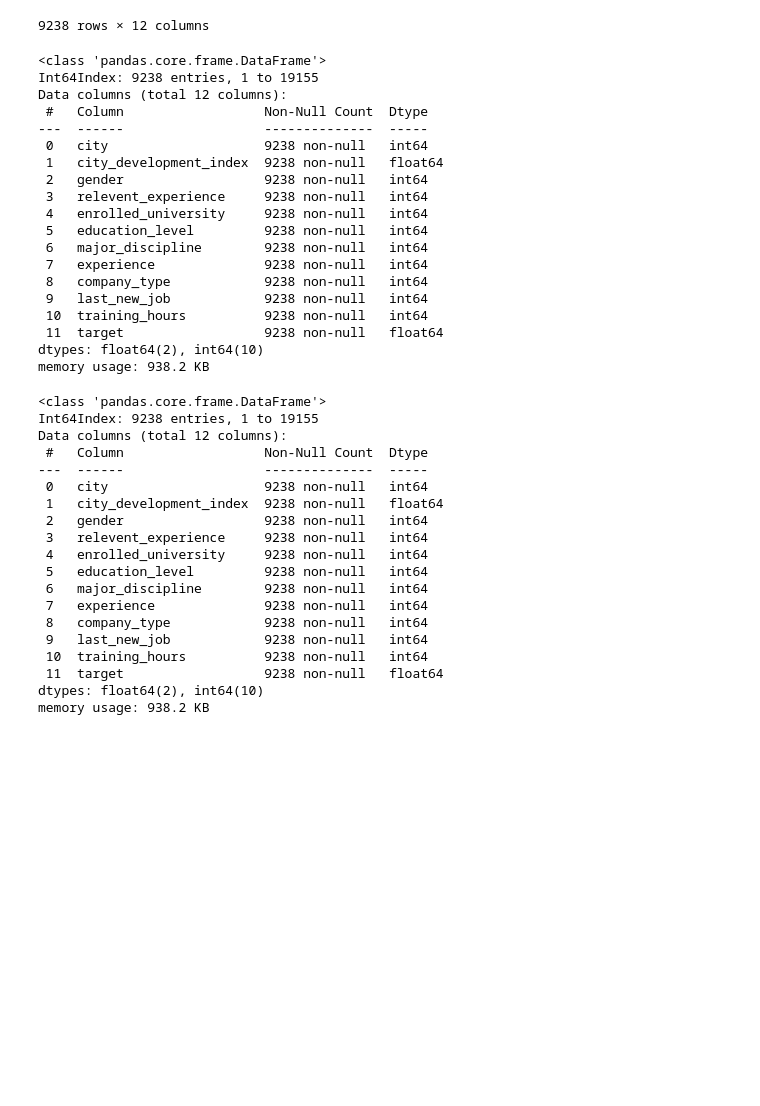
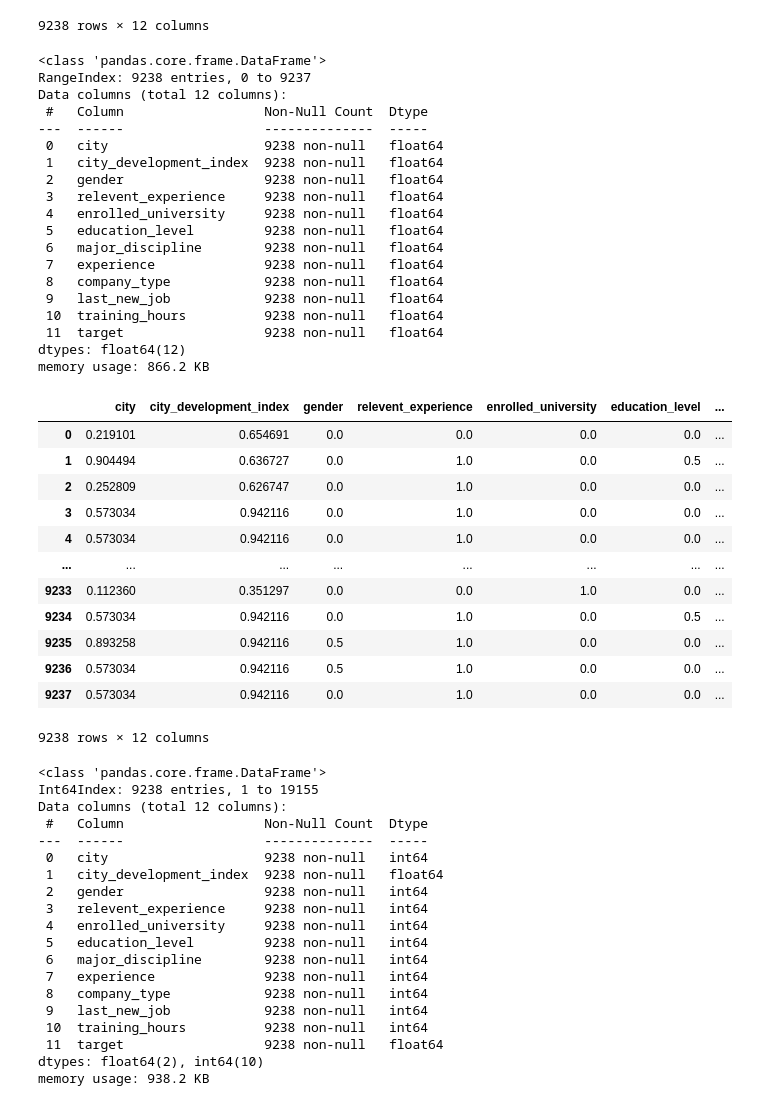
Before and after one commit to kaillashkumar201/DACC-Lab, a Jupyter notebook: Naive Bayes.ipynb, the cells around one changed output. Saved outputs shown, nothing was run; the diff lists cells and outputs as text; code cells hidden in the pictures; blank space fills up the shorter version.

```diff
--- a/Naive Bayes.ipynb
+++ b/Naive Bayes.ipynb
@@ -90,28 +92,44 @@ from sklearn import preprocessing
 from sklearn.preprocessing import MinMaxScaler
 scaler = MinMaxScaler()
 scaled = scaler.fit_transform(data)
-encD = data
+encD = pd.DataFrame(scaled, columns=data.columns)
 encD.info()
 # %% [output]
 <class 'pandas.core.frame.DataFrame'>
-Int64Index: 9238 entries, 1 to 19155
+RangeIndex: 9238 entries, 0 to 9237
 Data columns (total 12 columns):
  #   Column                  Non-Null Count  Dtype
 ---  ------                  --------------  -----
- 0   city                    9238 non-null   int64
+ 0   city                    9238 non-null   float64
  1   city_development_index  9238 non-null   float64
- 2   gender                  9238 non-null   int64
- 3   relevent_experience     9238 non-null   int64
- 4   enrolled_university     9238 non-null   int64
- 5   education_level         9238 non-null   int64
- 6   major_discipline        9238 non-null   int64
- 7   experience              9238 non-null   int64
- 8   company_type            9238 non-null   int64
- 9   last_new_job            9238 non-null   int64
- 10  training_hours          9238 non-null   int64
+ 2   gender                  9238 non-null   float64
+ 3   relevent_experience     9238 non-null   float64
+ 4   enrolled_university     9238 non-null   float64
+ 5   education_level         9238 non-null   float64
+ 6   major_discipline        9238 non-null   float64
+ 7   experience              9238 non-null   float64
+ 8   company_type            9238 non-null   float64
+ 9   last_new_job            9238 non-null   float64
+ 10  training_hours          9238 non-null   float64
  11  target                  9238 non-null   float64
-dtypes: float64(2), int64(10)
-memory usage: 938.2 KB
+dtypes: float64(12)
+memory usage: 866.2 KB
+# %%
+encD
+# %% [output]
+|  | city | city_development_index | gender | relevent_experience | enrolled_university | education_level | ... |
+| 0 | 0.219101 | 0.654691 | 0.0 | 0.0 | 0.0 | 0.0 | ... |
+| 1 | 0.904494 | 0.636727 | 0.0 | 1.0 | 0.0 | 0.5 | ... |
+| 2 | 0.252809 | 0.626747 | 0.0 | 1.0 | 0.0 | 0.0 | ... |
+| 3 | 0.573034 | 0.942116 | 0.0 | 1.0 | 0.0 | 0.0 | ... |
+| 4 | 0.573034 | 0.942116 | 0.0 | 1.0 | 0.0 | 0.0 | ... |
+| ... | ... | ... | ... | ... | ... | ... | ... |
+| 9233 | 0.112360 | 0.351297 | 0.0 | 0.0 | 1.0 | 0.0 | ... |
+| 9234 | 0.573034 | 0.942116 | 0.0 | 1.0 | 0.0 | 0.5 | ... |
+| 9235 | 0.893258 | 0.942116 | 0.5 | 1.0 | 0.0 | 0.0 | ... |
+| 9236 | 0.573034 | 0.942116 | 0.5 | 1.0 | 0.0 | 0.0 | ... |
+| 9237 | 0.573034 | 0.942116 | 0.0 | 1.0 | 0.0 | 0.0 | ... |
+9238 rows × 12 columns
 # %%
 data.info()
 # %% [output]
```
Also changed, not shown: parts of 10 cells of this notebook, 2 other files.
